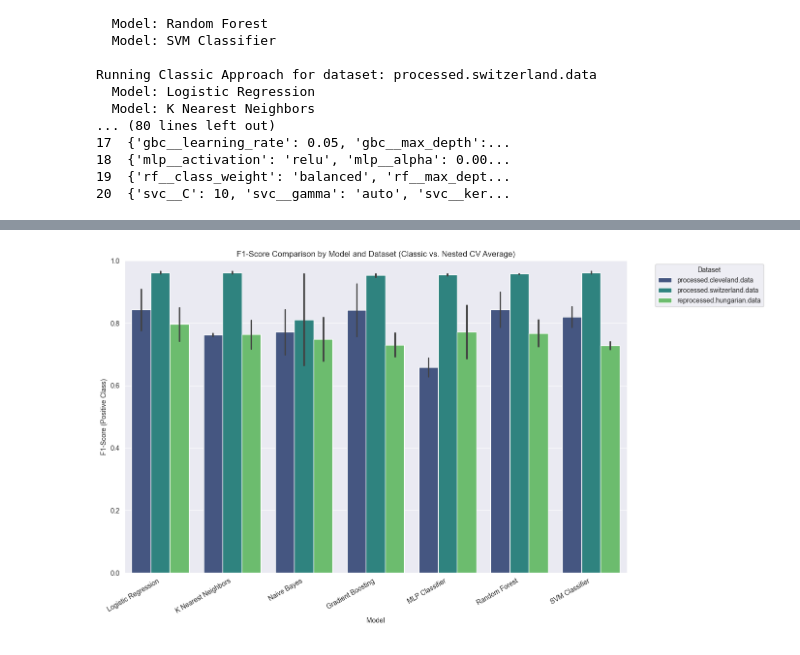
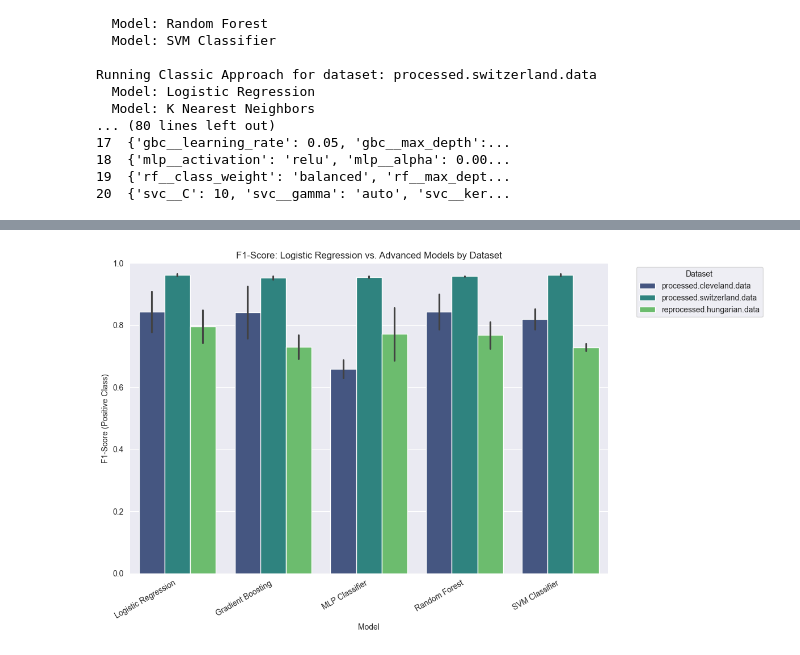
Before and after one commit to BytebenderCoco/machine-learning-predicting-heart-disease, a Jupyter notebook: major-overhaul.ipynb, the cells around one changed output, grey strips where cells are left out. Saved outputs shown, nothing was run; the diff lists cells and outputs as text; code cells hidden in the pictures.

```diff
--- a/major-overhaul.ipynb
+++ b/major-overhaul.ipynb
@@ -427,0 +107,20 @@ We define a dictionary to hold the common pipelines and parameter grids for easi
+# %%
+splits = []
+
+for df, (path, _) in zip(dataframes, file_info):
+    dataset_name_from_path = path.split('/')[-1]
+    df['target'] = df['target'].astype(int).apply(lambda v: 1 if v > 0 else 0)
+    x = df.drop(columns='target')
+    y = df['target']
+    x_train, x_test, y_train, y_test = train_test_split(
+        x, y, test_size=0.2, random_state=42, stratify=y
+    )
+    splits.append({
+        "dataset": dataset_name_from_path,
+        "x_train": x_train, "x_test": x_test,
+        "y_train": y_train, "y_test": y_test
+    })
+    print(f"\n--- Target distribution in {dataset_name_from_path} after binarization and split ---")
+    print(f"Original: {y.value_counts(normalize=True).sort_index().to_dict()}")
+    print(f"Train:    {y_train.value_counts(normalize=True).sort_index().to_dict()}")
+    print(f"Test:     {y_test.value_counts(normalize=True).sort_index().to_dict()}")
@@ -755,34 +599,49 @@ This helps in understanding both the performance on a specific test split (Class
 # %%
-plt.figure(figsize=(14, 8))
-sns.barplot(data=combined_f1_df_for_comparison, x="Model", y="F1-Score", hue="Dataset", palette="viridis")
-plt.title("F1-Score Comparison by Model and Dataset (Classic vs. Nested CV Average)")
-plt.ylabel("F1-Score (Positive Class)")
-plt.xlabel("Model")
-plt.ylim(0, 1)
-plt.xticks(rotation=30, ha="right")
-plt.legend(title="Dataset", bbox_to_anchor=(1.05, 1), loc='upper left')
-plt.tight_layout()
-plt.show()
+focused_comparison_plot_df = combined_f1_df_for_comparison[
+    combined_f1_df_for_comparison['Model'].isin(models_for_focused_plots)
+]
 
-plt.figure(figsize=(14, 8))
-sns.barplot(data=combined_f1_df_for_comparison, x="Model", y="F1-Score", hue="Type", palette="muted")
-plt.title("F1-Score Comparison: Classic (Thresh. Opt.) vs. Nested CV (Mean)")
-plt.ylabel("F1-Score (Positive Class)")
-plt.xlabel("Model (Scores may be averaged if multiple datasets per model)")
-plt.ylim(0, 1)
-plt.xticks(rotation=30, ha="right")
-plt.legend(title="Evaluation Method", bbox_to_anchor=(1.05, 1), loc='upper left')
-plt.tight_layout()
-plt.show()
+if not focused_comparison_plot_df.empty:
+    title_str_dataset_hue = f"F1-Score by Dataset"
+    title_str_type_hue = f"F1-Score by Eval Type"
+    title_str_catplot = f"F1-Score by Type per Dataset"
+    if overall_best_baseline_name:
+        title_str_dataset_hue = f"F1-Score: {overall_best_baseline_name} vs. Advanced Models by Dataset"
+        title_str_type_hue = f"F1-Score: {overall_best_baseline_name} vs. Advanced Models (Classic vs. Nested CV)"
+        title_str_catplot = f"F1-Score by Type ({overall_best_baseline_name} vs. Advanced) per Dataset"
 
-g = sns.catplot(data=combined_f1_df_for_comparison, x="Model", y="F1-Score", hue="Type", col="Dataset",
-                kind="bar", palette="muted", col_wrap=2, height=5, aspect=1.3)
-g.set_titles("{col_name}")
-g.set_axis_labels("Model", "F1-Score (Positive Class)")
-g.set(ylim=(0,1))
-g.set_xticklabels(rotation=45, ha="right")
-plt.suptitle("F1-Score Comparison: Classic (Thresh. Opt.) vs. Nested CV (Mean) per Dataset", y=1.03)
-plt.tight_layout()
-plt.show()
+    plt.figure(figsize=(12, 7))
+    sns.barplot(data=focused_comparison_plot_df, x="Model", y="F1-Score", hue="Dataset", palette="viridis")
+    plt.title(title_str_dataset_hue)
+    plt.ylabel("F1-Score (Positive Class)")
+    plt.xlabel("Model")
+    plt.ylim(0, 1)
+    plt.xticks(rotation=30, ha="right")
+    plt.legend(title="Dataset", bbox_to_anchor=(1.05, 1), loc='upper left')
+    plt.tight_layout()
+    plt.show()
+
+    plt.figure(figsize=(12, 7))
+    sns.barplot(data=focused_comparison_plot_df, x="Model", y="F1-Score", hue="Type", palette="muted")
+    plt.title(title_str_type_hue)
+    plt.ylabel("F1-Score (Positive Class)")
+    plt.xlabel("Model (Scores may be averaged if multiple datasets per model)")
+    plt.ylim(0, 1)
+    plt.xticks(rotation=30, ha="right")
+    plt.legend(title="Evaluation Method", bbox_to_anchor=(1.05, 1), loc='upper left')
+    plt.tight_layout()
+    plt.show()
+
+    g = sns.catplot(data=focused_comparison_plot_df, x="Model", y="F1-Score", hue="Type", col="Dataset",
+                    kind="bar", palette="muted", col_wrap=2, height=5, aspect=1.3)
+    g.set_titles("{col_name}")
+    g.set_axis_labels("Model", "F1-Score (Positive Class)")
+    g.set(ylim=(0,1))
+    g.set_xticklabels(rotation=45, ha="right")
+    plt.suptitle(title_str_catplot, y=1.03)
+    plt.tight_layout()
+    plt.show()
+else:
+    print("No data to plot for focused F1-score comparison. Check model names and filtering.")
 # %% [output]
-[figure, old version]
+[figure, new version]
```
Also changed, not shown: parts of 80 cells of this notebook.
